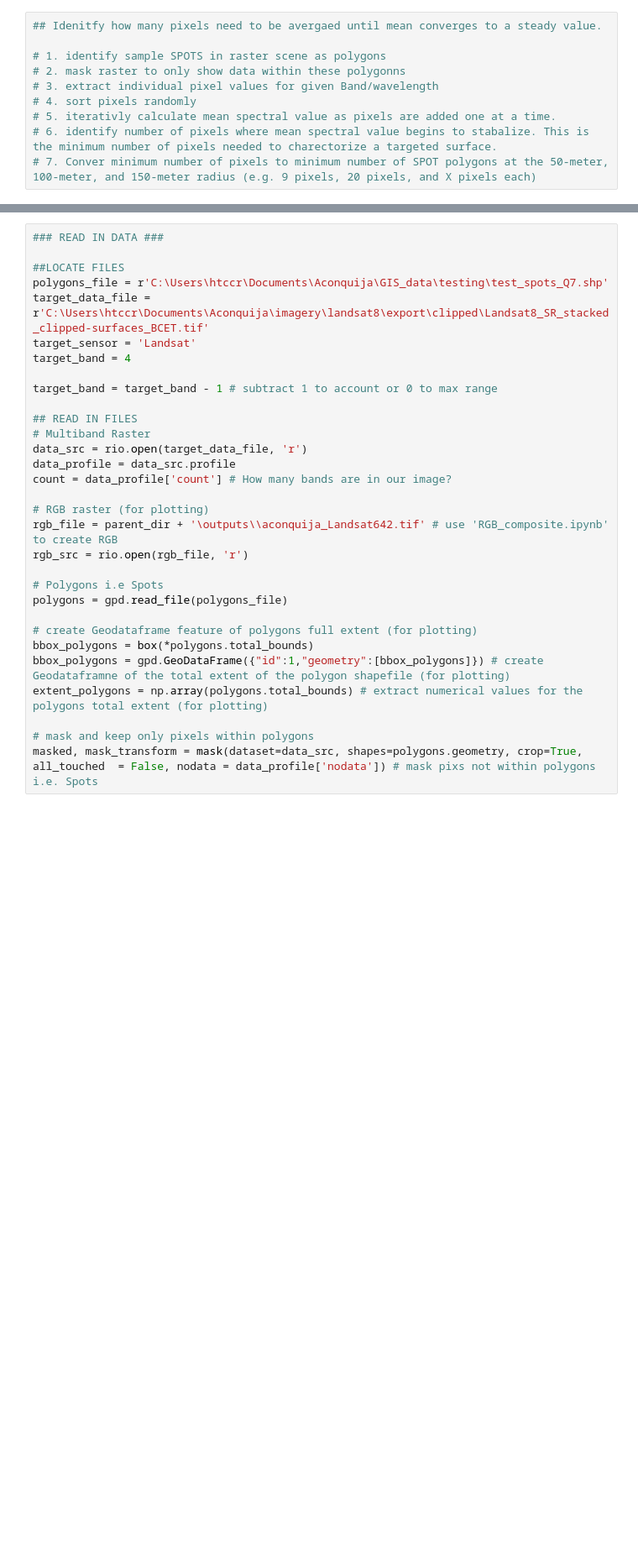
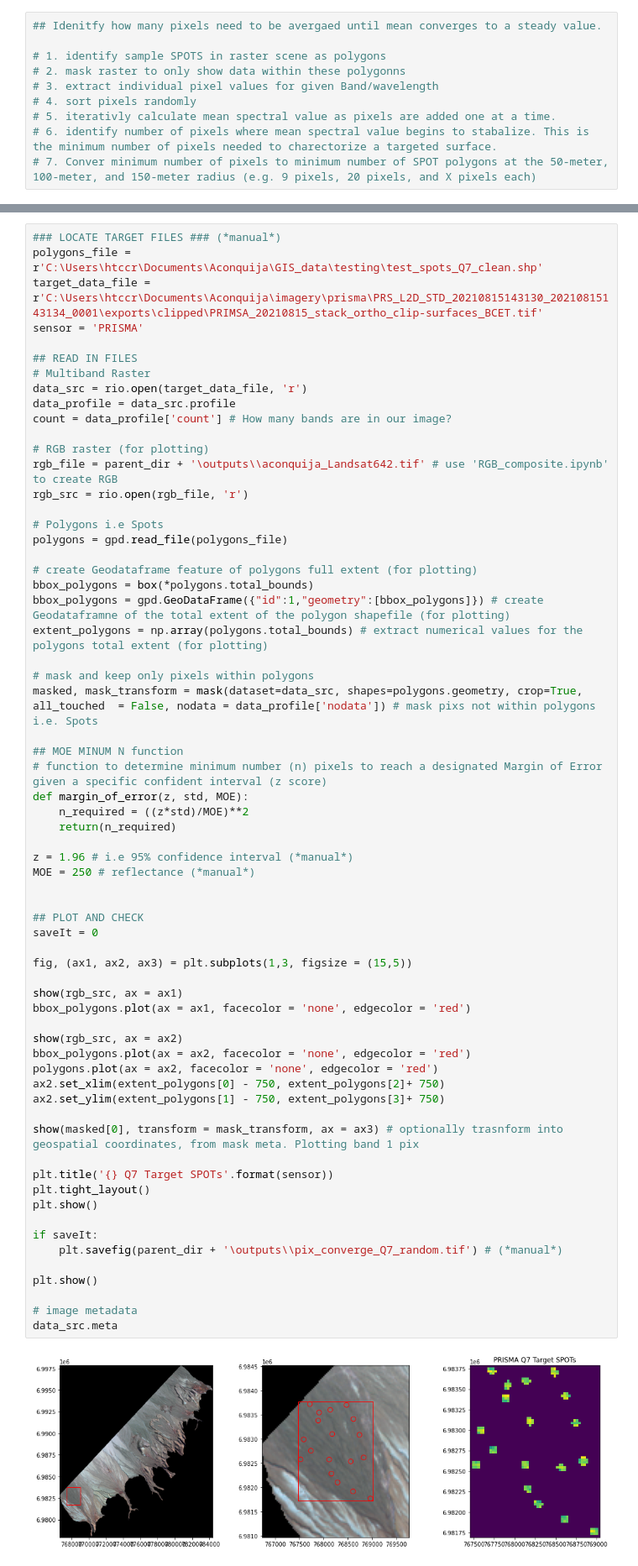
Before and after one commit to henrytcrawford/MSc_scripts_Aconquija, a Jupyter notebook: spot_sample/pixel_converge.ipynb, the cells around one changed output, grey strips where cells are left out. Shown at 84% size. Saved outputs shown, nothing was run; the diff lists cells and outputs as text; blank space fills up the shorter version.

```diff
--- a/spot_sample/pixel_converge.ipynb
+++ b/spot_sample/pixel_converge.ipynb
@@ -29,33 +29,68 @@ current_dir = os.getcwd() # current directory for scripts/git
 parent_dir = os.path.dirname(current_dir) # one level up for exports
 parent_dir = os.path.dirname(parent_dir)
 # %%
-### READ IN DATA ###
-
-##LOCATE FILES
-polygons_file = r'C:\Users\htccr\Documents\Aconquija\GIS_data\testing\test_spots_Q7.shp'
-target_data_file = r'C:\Users\htccr\Documents\Aconquija\imagery\landsat8\export\clipped\Landsat8_SR_stacked_clipped-surfaces_BCET.tif'
-target_sensor = 'Landsat'
-target_band = 4
-
-target_band = target_band - 1 # subtract 1 to account or 0 to max range
+### LOCATE TARGET FILES ### (*manual*)
+polygons_file = r'C:\Users\htccr\Documents\Aconquija\GIS_data\testing\test_spots_Q7_clean.shp'
+target_data_file = r'C:\Users\htccr\Documents\Aconquija\imagery\prisma\PRS_L2D_STD_20210815143130_20210815143134_0001\exports\clipped\PRIMSA_20210815_stack_ortho_clip-surfaces_BCET.tif'
+sensor = 'PRISMA'
 
 ## READ IN FILES
 # Multiband Raster
 data_src = rio.open(target_data_file, 'r')
 data_profile = data_src.profile
 count = data_profile['count'] # How many bands are in our image?
 
 # RGB raster (for plotting)
 rgb_file = parent_dir + '\outputs\\aconquija_Landsat642.tif' # use 'RGB_composite.ipynb' to create RGB
 rgb_src = rio.open(rgb_file, 'r')
 
 # Polygons i.e Spots
 polygons = gpd.read_file(polygons_file)
 
 # create Geodataframe feature of polygons full extent (for plotting)
 bbox_polygons = box(*polygons.total_bounds)
 bbox_polygons = gpd.GeoDataFrame({"id":1,"geometry":[bbox_polygons]}) # create Geodataframne of the total extent of the polygon shapefile (for plotting)
 extent_polygons = np.array(polygons.total_bounds) # extract numerical values for the polygons total extent (for plotting)
 
 # mask and keep only pixels within polygons
 masked, mask_transform = mask(dataset=data_src, shapes=polygons.geometry, crop=True, all_touched  = False, nodata = data_profile['nodata']) # mask pixs not within polygons i.e. Spots
+
+## MOE MINUM N function
+# function to determine minimum number (n) pixels to reach a designated Margin of Error given a specific confident interval (z score)
+def margin_of_error(z, std, MOE):
+    n_required = ((z*std)/MOE)**2
+    return(n_required)
+
+z = 1.96 # i.e 95% confidence interval (*manual*)
+MOE = 250 # reflectance (*manual*)
+
+
+## PLOT AND CHECK
+saveIt = 0
+
+fig, (ax1, ax2, ax3) = plt.subplots(1,3, figsize = (15,5))
+
+show(rgb_src, ax = ax1)
+bbox_polygons.plot(ax = ax1, facecolor = 'none', edgecolor = 'red')
+
+show(rgb_src, ax = ax2)
+bbox_polygons.plot(ax = ax2, facecolor = 'none', edgecolor = 'red')
+polygons.plot(ax = ax2, facecolor = 'none', edgecolor = 'red')
+ax2.set_xlim(extent_polygons[0] - 750, extent_polygons[2]+ 750)
+ax2.set_ylim(extent_polygons[1] - 750, extent_polygons[3]+ 750)
+
+show(masked[0], transform = mask_transform, ax = ax3) # optionally trasnform into geospatial coordinates, from mask meta. Plotting band 1 pix
+
+plt.title('{} Q7 Target SPOTs'.format(sensor))
+plt.tight_layout()
+plt.show()
+
+if saveIt:
+    plt.savefig(parent_dir + '\outputs\\pix_converge_Q7_random.tif') # (*manual*)
+
+plt.show()
+
+# image metadata
+data_src.meta
+# %% [output]
+[figure, added]
```
Also changed, not shown: parts of 11 cells of this notebook, 1 other file.
